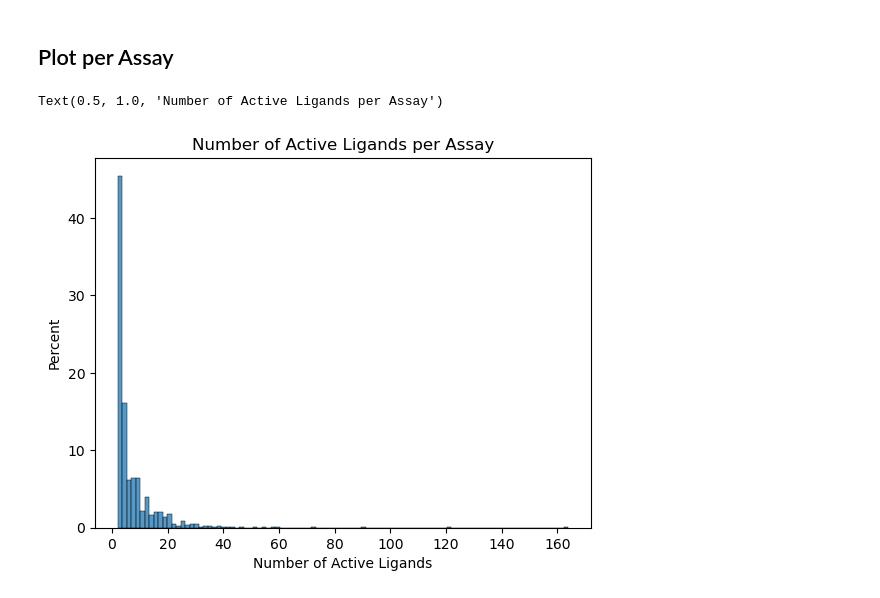
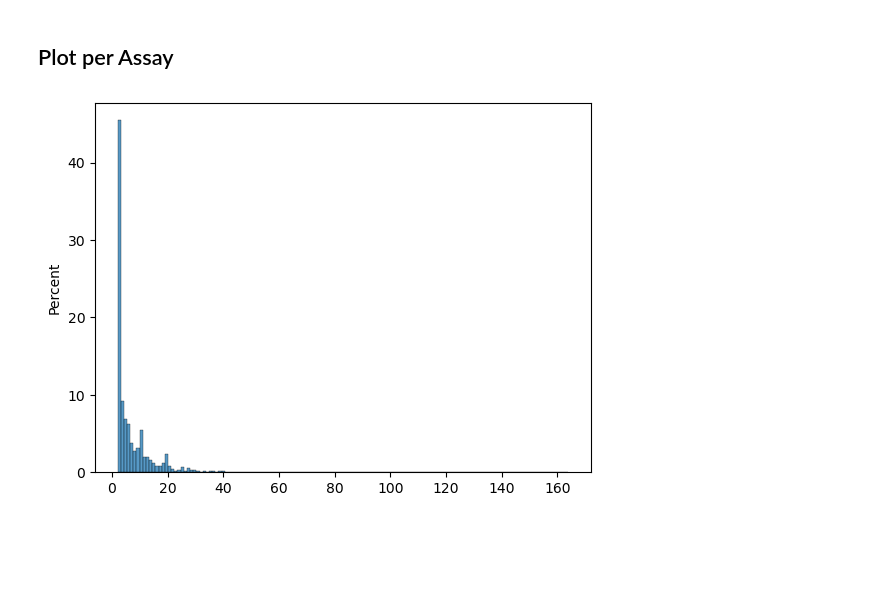
Before and after one commit to Jack-42/ligandActivityAnalysis, a Jupyter notebook: notebooks/ligand_similarity_prob_analysis.ipynb, the cells around one changed output. Cells and saved outputs as stored; diff of their text form; code cells hidden in the pictures; blank space fills up the shorter version.

```diff
--- a/notebooks/ligand_similarity_prob_analysis.ipynb
+++ b/notebooks/ligand_similarity_prob_analysis.ipynb
@@ -322,9 +364,6 @@ cl4_uni_df["baseline_probability"].sum()
 assay_df = pl.read_csv(os.path.join(DATA_DIR, "cluster_stats", f"per_cluster_threshold_analysis_per_assay.tsv"), separator="\t")
 # %%
 # plot number of active ligands per assays (note: minimum of 2 active ligands here since this data came from analyzing similarity values)
-sns.histplot(assay_df["cluster_size"], stat="percent", bins=100)
-plt.xlabel("Number of Active Ligands")
-plt.title("Number of Active Ligands per Assay")
+plot_unique_hist(assay_df, "cluster_size", id_col="assay_id", log_scale=False)
 # %% [output]
-Text(0.5, 1.0, 'Number of Active Ligands per Assay')
-[figure, old version]
+[figure, new version]
```
Also changed, not shown: parts of 14 cells of this notebook.
